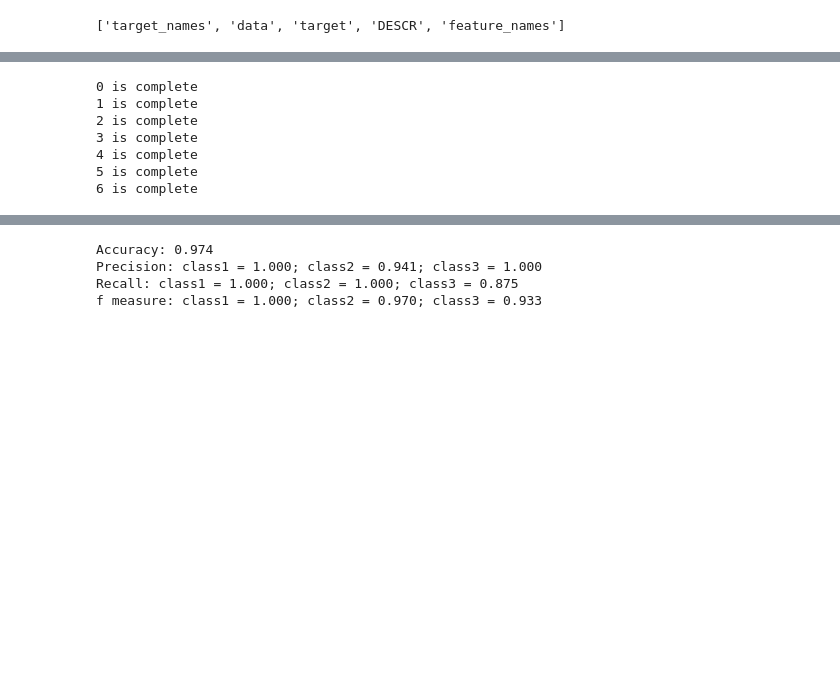
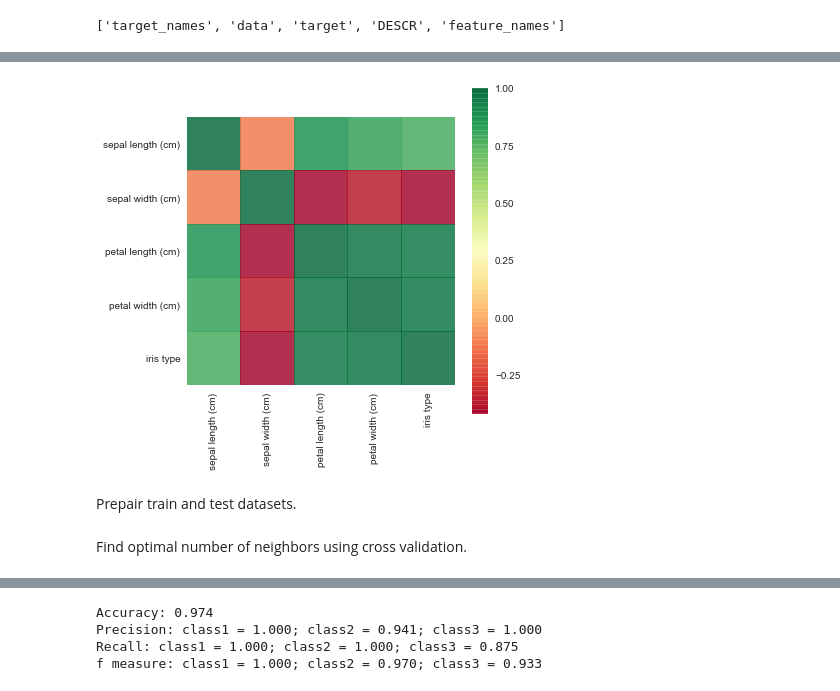
Before and after one commit to ZakharovAleksey/Study, a Jupyter notebook: Machine Learning/Data Camp ML/supervised_learning.ipynb, the cells around one changed output, grey strips where cells are left out. Cells and saved outputs as stored; diff of their text form; code cells hidden in the pictures; blank space fills up the shorter version.

```diff
--- a/Machine Learning/Data Camp ML/supervised_learning.ipynb
+++ b/Machine Learning/Data Camp ML/supervised_learning.ipynb
@@ -41,26 +40,27 @@ plt.show()
+# %%
+fig, ax = plt.subplots(figsize=(6, 6))
+_ = sns.heatmap(df.corr(), square=True, cmap='RdYlGn', ax=ax, alpha=0.8)
+plt.show()
+# %% [output]
+[figure, added]
+# %% [markdown]
+Prepair train and test datasets.
 # %%
 X_train, X_test, y_train, y_test = train_test_split(X, y, test_size=0.25, random_state=241)
+# %% [markdown]
+Find optimal number of neighbors using cross validation.
 # %%
 n_neighb = np.arange(2, 15, 2)
 scores = np.empty(n_neighb.shape[0])
 
 cv = KFold(n_splits=5, shuffle=True, random_state=241)
 
-for ind, cur_n in enumerate(n_neigb):
+for ind, cur_n in enumerate(n_neighb):
     clf_knn = KNeighborsClassifier(n_neighbors=cur_n, n_jobs=-1)
     score = np.mean(
         cross_val_score(clf_knn, X_train, y_train, cv = cv, n_jobs=-1)
     )
     scores[ind] = score
-    print('{0} is complete'.format(ind))
-# %% [output]
-0 is complete
-1 is complete
-2 is complete
-3 is complete
-4 is complete
-5 is complete
-6 is complete
 # %%
 neigb_opt = n_neighb[np.argmax(scores)]
 print('Optimal number of neighbors = {0}'.format(neigb_opt))
```
Also changed, not shown: parts of 13 cells of this notebook.
